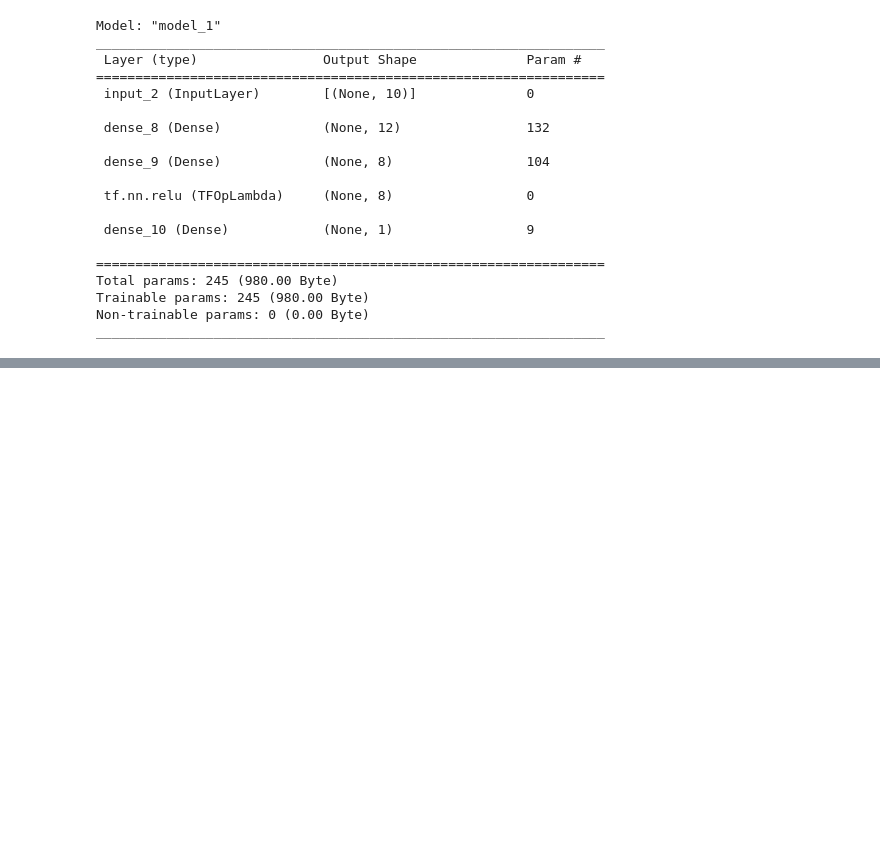
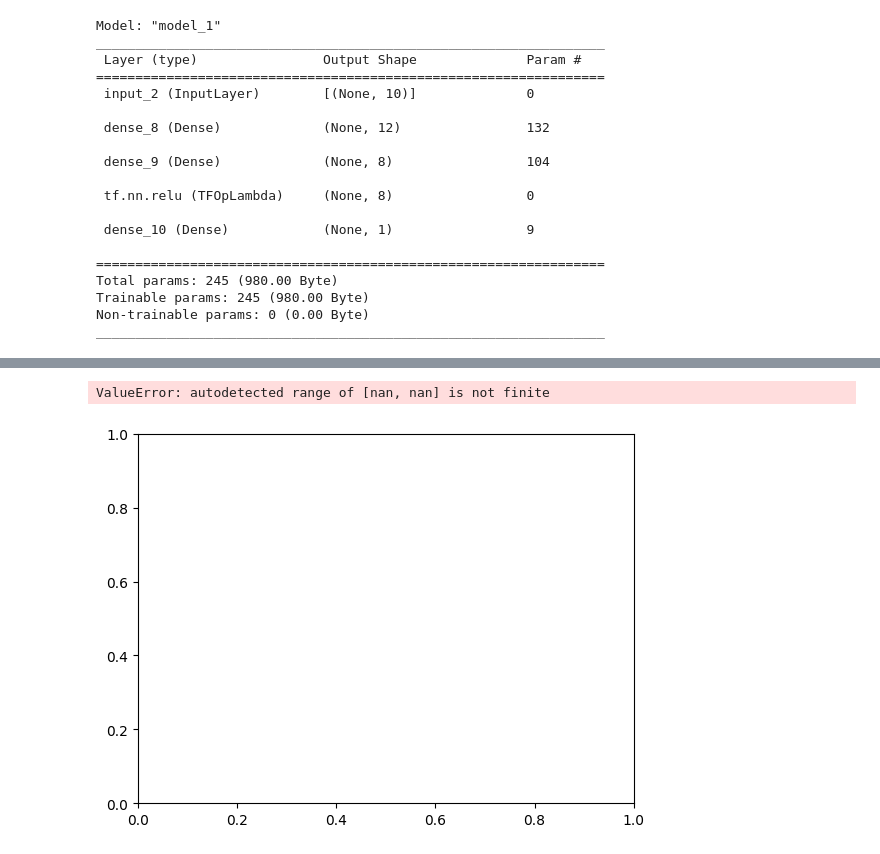
Before and after one commit to SahithiMut/DATA.4380.Spring.2024, a Jupyter notebook: HW_2.ipynb, the cells around one changed output, grey strips where cells are left out. Drawn from its saved outputs; the diff is of its cells as text; code cells hidden in the pictures; blank space fills up the shorter version.

```diff
--- a/HW_2.ipynb
+++ b/HW_2.ipynb
@@ -753,0 +742,9 @@ df = df.drop(columns=['Class'])
+# %%
+import pandas as pd
+
+# Convert "date" column to Unix timestamp
+X_test['Date'] = pd.to_datetime(X_test['Date']).astype(int) / 10**9
+
+# Proceed with model evaluation
+scores = model.evaluate(X_test, y_test)
+print(scores)
@@ -753,0 +765,8 @@ df = df.drop(columns=['Class'])
+# %%
+X_test_0 = X_test[(y_test==0).to_numpy()]
+X_test_1 = X_test[(y_test==1).to_numpy()]
+# %%
+hist,bins,_= plt.hist(model.predict(X_test_0),density=1,bins=50,alpha=0.5,label="Target 0")
+hist,bins,_= plt.hist(model.predict(X_test_1),density=1,bins=bins,alpha=0.5,label="Target 1")
+plt.legend()
+# %% [output]
@@ -753,0 +774,2 @@ df = df.drop(columns=['Class'])
+ValueError: autodetected range of [nan, nan] is not finite
+[figure, added]
```
Also changed, not shown: parts of 25 cells of this notebook.
